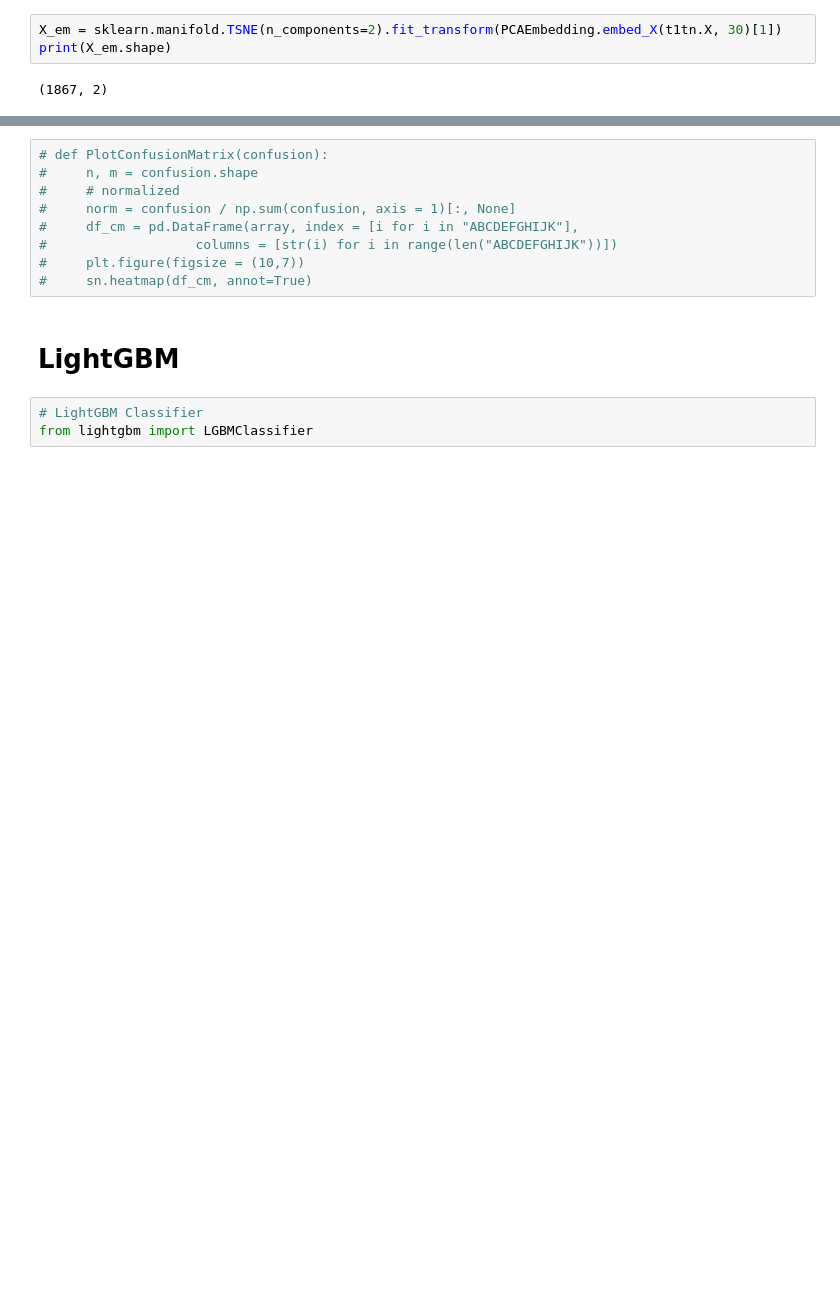
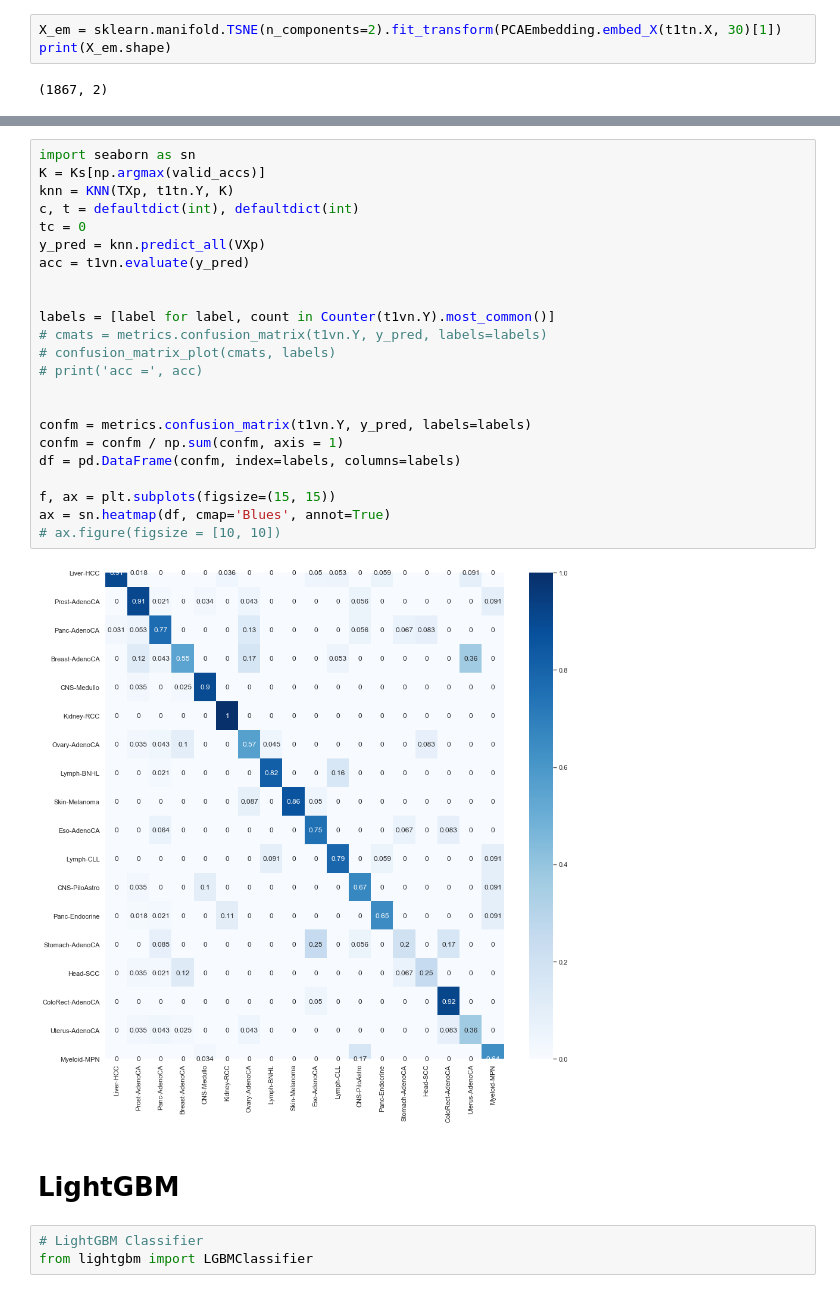
Before and after one commit to dovydask/MLMB-project, a Jupyter notebook: group_project.ipynb, the cells around one changed output, grey strips where cells are left out. Cells and saved outputs as stored; diff of their text form; blank space fills up the shorter version.

```diff
--- a/group_project.ipynb
+++ b/group_project.ipynb
@@ -1467,15 +1481,31 @@ print(np.max(valid_accs), Ks[np.argmax(valid_accs)])
 # %% [output]
 [figure]
 0.7558886509635975 5
-# %%
-# def PlotConfusionMatrix(confusion):
-#     n, m = confusion.shape
-#     # normalized
-#     norm = confusion / np.sum(confusion, axis = 1)[:, None]
-#     df_cm = pd.DataFrame(array, index = [i for i in "ABCDEFGHIJK"],
-#                   columns = [str(i) for i in range(len("ABCDEFGHIJK"))])
-#     plt.figure(figsize = (10,7))
-#     sn.heatmap(df_cm, annot=True)
+# %%
+import seaborn as sn
+K = Ks[np.argmax(valid_accs)]
+knn = KNN(TXp, t1tn.Y, K)
+c, t = defaultdict(int), defaultdict(int)
+tc = 0
+y_pred = knn.predict_all(VXp)
+acc = t1vn.evaluate(y_pred)
+
+
+labels = [label for label, count in Counter(t1vn.Y).most_common()]
+# cmats = metrics.confusion_matrix(t1vn.Y, y_pred, labels=labels)
+# confusion_matrix_plot(cmats, labels)
+# print('acc =', acc)
+
+
+confm = metrics.confusion_matrix(t1vn.Y, y_pred, labels=labels)
+confm = confm / np.sum(confm, axis = 1)
+df = pd.DataFrame(confm, index=labels, columns=labels)
+
+f, ax = plt.subplots(figsize=(15, 15))
+ax = sn.heatmap(df, cmap='Blues', annot=True)
+# ax.figure(figsize = [10, 10])
+# %% [output]
+[figure, added]
 # %% [markdown]
 # LightGBM
 # %%
```
Also changed, not shown: parts of 30 cells of this notebook.
